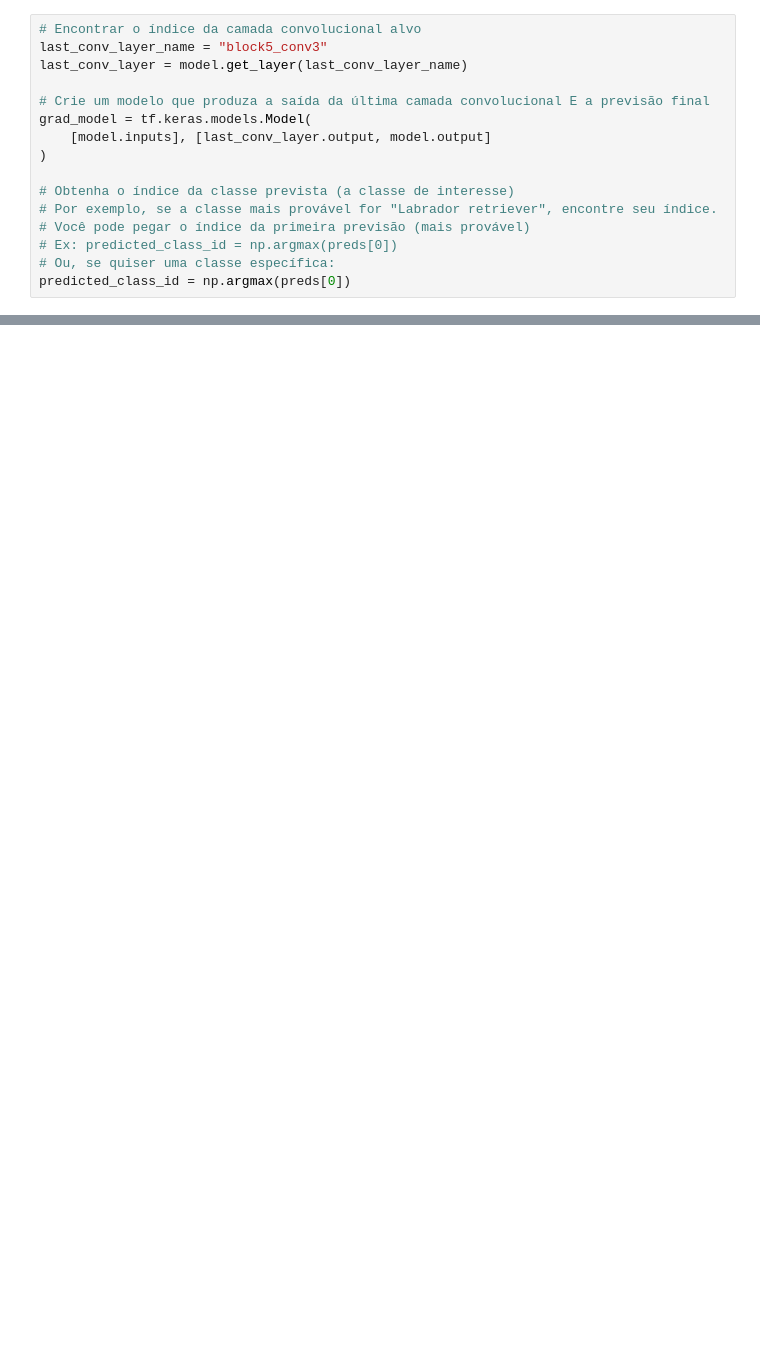
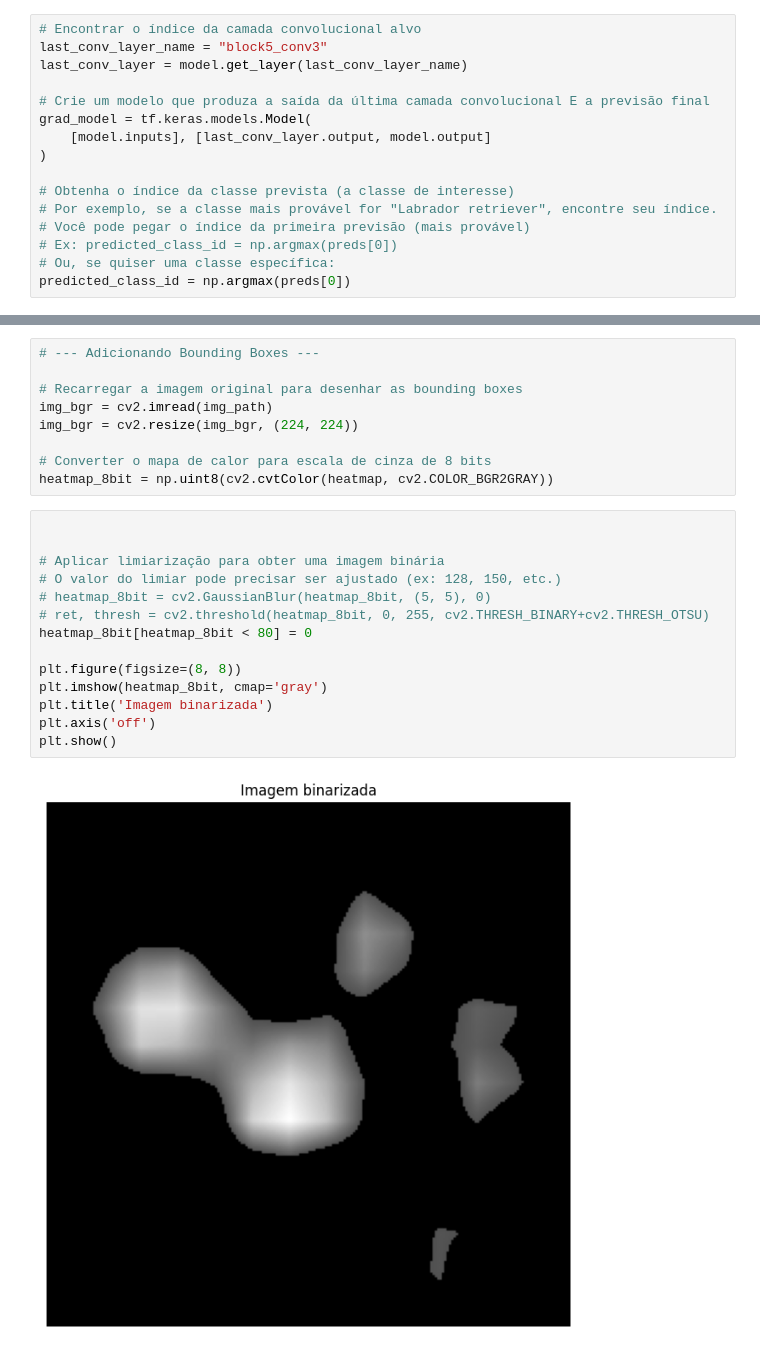
Before and after one commit to okleros/HealthGatheringIC, a Jupyter notebook: GradCAM.ipynb, the cells around one changed output, grey strips where cells are left out. Drawn from its saved outputs; the diff is of its cells as text; blank space fills up the shorter version.

```diff
--- a/GradCAM.ipynb
+++ b/GradCAM.ipynb
@@ -150,0 +157,25 @@ plt.show()
+# %%
+# --- Adicionando Bounding Boxes ---
+
+# Recarregar a imagem original para desenhar as bounding boxes
+img_bgr = cv2.imread(img_path)
+img_bgr = cv2.resize(img_bgr, (224, 224))
+
+# Converter o mapa de calor para escala de cinza de 8 bits
+heatmap_8bit = np.uint8(cv2.cvtColor(heatmap, cv2.COLOR_BGR2GRAY))
+# %%
+
+
+# Aplicar limiarização para obter uma imagem binária
+# O valor do limiar pode precisar ser ajustado (ex: 128, 150, etc.)
+# heatmap_8bit = cv2.GaussianBlur(heatmap_8bit, (5, 5), 0)
+# ret, thresh = cv2.threshold(heatmap_8bit, 0, 255, cv2.THRESH_BINARY+cv2.THRESH_OTSU)
+heatmap_8bit[heatmap_8bit < 80] = 0
+
+plt.figure(figsize=(8, 8))
+plt.imshow(heatmap_8bit, cmap='gray')
+plt.title('Imagem binarizada')
+plt.axis('off')
+plt.show()
+# %% [output]
+[figure, added]
```
Also changed, not shown: parts of 15 cells of this notebook, 14 other files.
